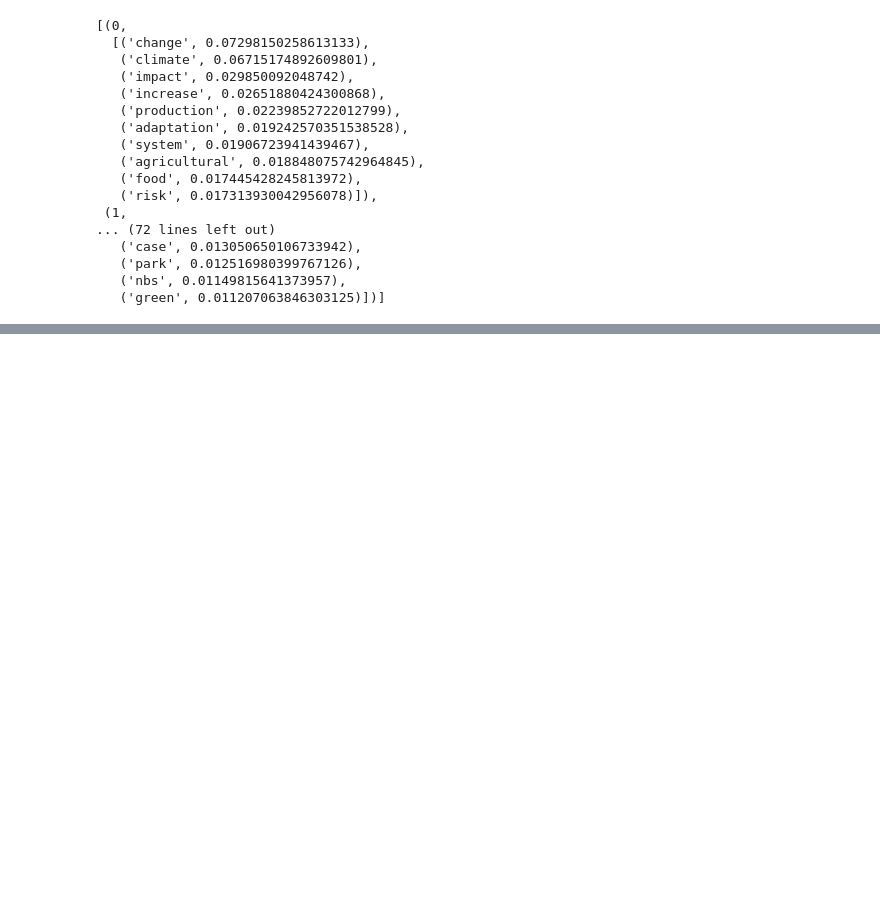
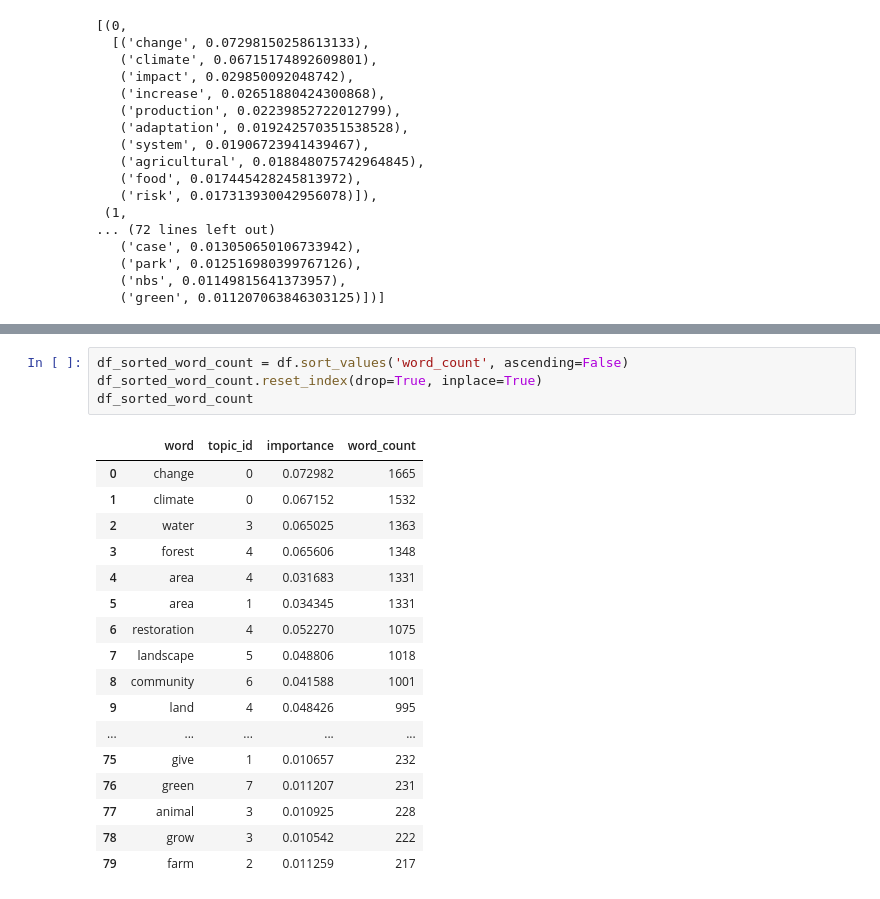
Before and after one commit to farhad-sadeghlo/NLP_Topic_Modeling, a Jupyter notebook: topic_modeling_and_visualization_with_Gensim.ipynb, the cells around one changed output, grey strips where cells are left out. Drawn from its saved outputs; the diff is of its cells as text; blank space fills up the shorter version.

```diff
--- a/topic_modeling_and_visualization_with_Gensim.ipynb
+++ b/topic_modeling_and_visualization_with_Gensim.ipynb
@@ -1142,0 +1166,22 @@ topics
+# %%
+df_sorted_word_count = df.sort_values('word_count', ascending=False)
+df_sorted_word_count.reset_index(drop=True, inplace=True)
+df_sorted_word_count
+# %% [output]
+|  | word | topic_id | importance | word_count |
+| 0 | change | 0 | 0.072982 | 1665 |
+| 1 | climate | 0 | 0.067152 | 1532 |
+| 2 | water | 3 | 0.065025 | 1363 |
+| 3 | forest | 4 | 0.065606 | 1348 |
+| 4 | area | 4 | 0.031683 | 1331 |
+| 5 | area | 1 | 0.034345 | 1331 |
+| 6 | restoration | 4 | 0.052270 | 1075 |
+| 7 | landscape | 5 | 0.048806 | 1018 |
+| 8 | community | 6 | 0.041588 | 1001 |
+| 9 | land | 4 | 0.048426 | 995 |
+| ... | ... | ... | ... | ... |
+| 75 | give | 1 | 0.010657 | 232 |
+| 76 | green | 7 | 0.011207 | 231 |
+| 77 | animal | 3 | 0.010925 | 228 |
+| 78 | grow | 3 | 0.010542 | 222 |
+| 79 | farm | 2 | 0.011259 | 217 |
```
Also changed, not shown: parts of 2 cells of this notebook.
